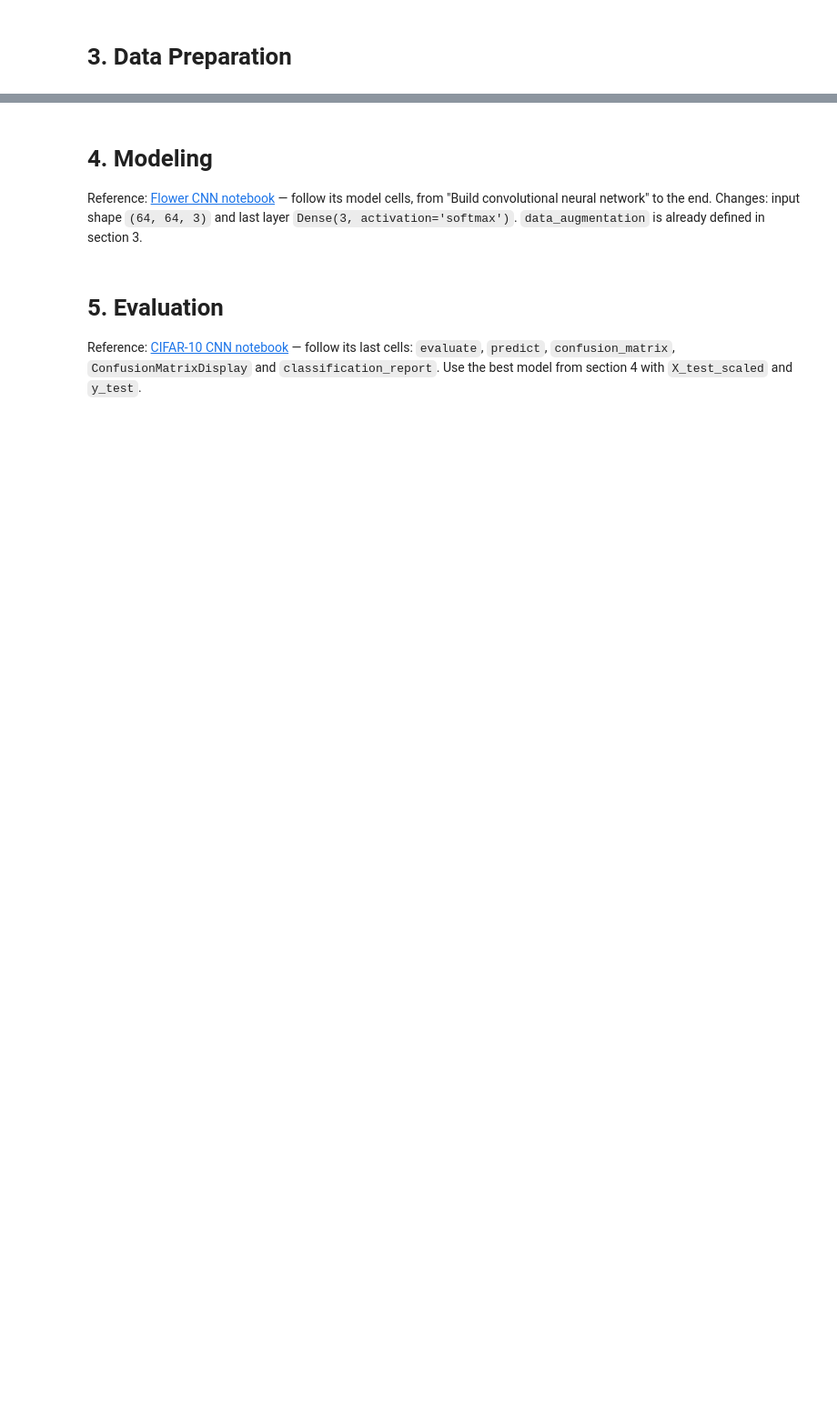
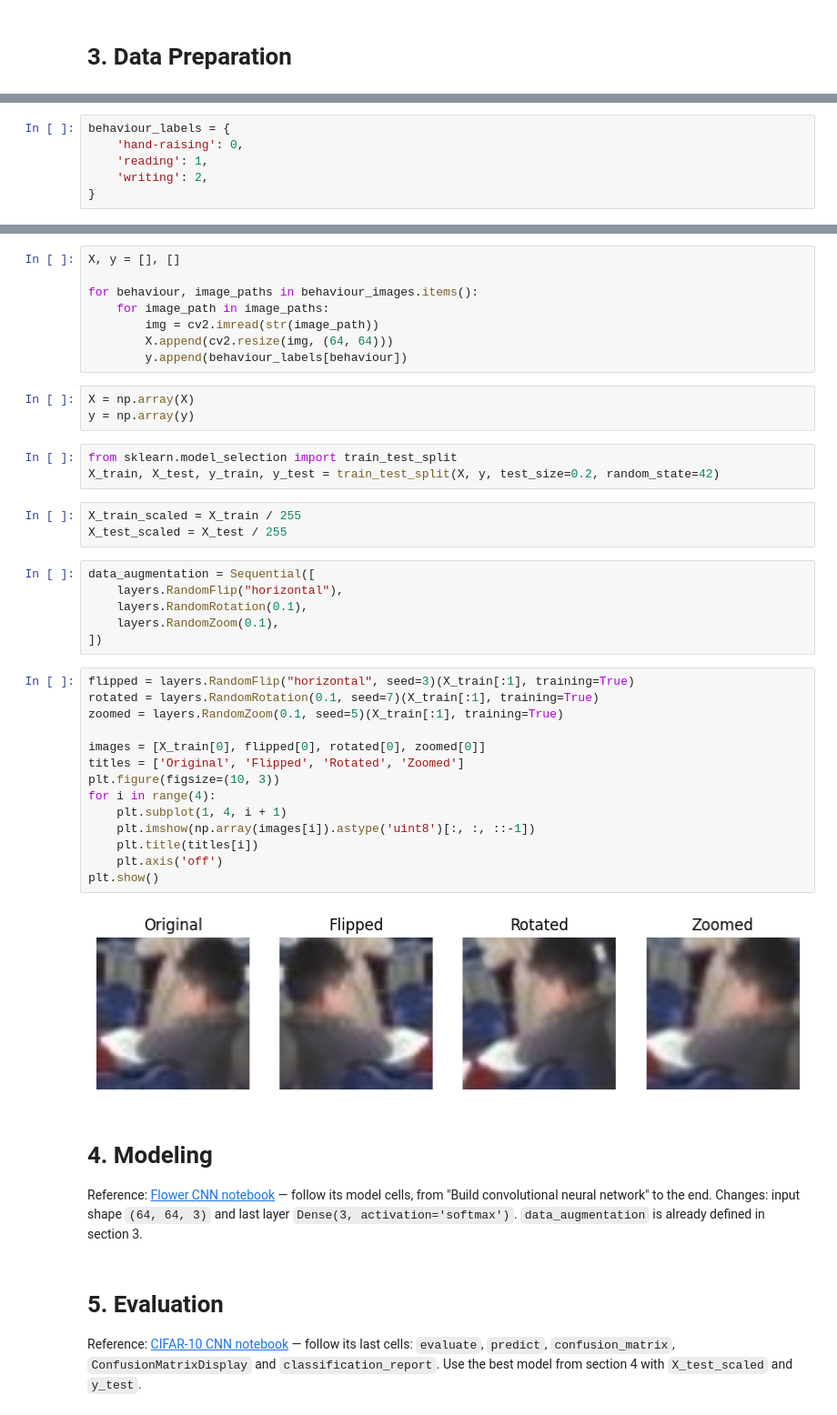
Before and after one commit to MajedMMH/Student-Behaviour-CNN, a Jupyter notebook: Student_Behaviour_CNN.ipynb, the cells around one changed output, grey strips where cells are left out. Shown at 91% size. Saved outputs shown, nothing was run; the diff lists cells and outputs as text; blank space fills up the shorter version.

```diff
--- a/Student_Behaviour_CNN.ipynb
+++ b/Student_Behaviour_CNN.ipynb
@@ -62,0 +69,6 @@ print(len(hand_raising_images), len(reading_images), len(writing_images))
+# %%
+behaviour_labels = {
+    'hand-raising': 0,
+    'reading': 1,
+    'writing': 2,
+}
@@ -63,3 +79,42 @@ print(len(hand_raising_images), len(reading_images), len(writing_images))
+# %%
+X, y = [], []
+
+for behaviour, image_paths in behaviour_images.items():
+    for image_path in image_paths:
+        img = cv2.imread(str(image_path))
+        X.append(cv2.resize(img, (64, 64)))
+        y.append(behaviour_labels[behaviour])
+# %%
+X = np.array(X)
+y = np.array(y)
+# %%
+from sklearn.model_selection import train_test_split
+X_train, X_test, y_train, y_test = train_test_split(X, y, test_size=0.2, random_state=42)
+# %%
+X_train_scaled = X_train / 255
+X_test_scaled = X_test / 255
+# %%
+data_augmentation = Sequential([
+    layers.RandomFlip("horizontal"),
+    layers.RandomRotation(0.1),
+    layers.RandomZoom(0.1),
+])
+# %%
+flipped = layers.RandomFlip("horizontal", seed=3)(X_train[:1], training=True)
+rotated = layers.RandomRotation(0.1, seed=7)(X_train[:1], training=True)
+zoomed = layers.RandomZoom(0.1, seed=5)(X_train[:1], training=True)
+
+images = [X_train[0], flipped[0], rotated[0], zoomed[0]]
+titles = ['Original', 'Flipped', 'Rotated', 'Zoomed']
+plt.figure(figsize=(10, 3))
+for i in range(4):
+    plt.subplot(1, 4, i + 1)
+    plt.imshow(np.array(images[i]).astype('uint8')[:, :, ::-1])
+    plt.title(titles[i])
+    plt.axis('off')
+plt.show()
+# %% [output]
+[figure, added]
 # %% [markdown]
 # 4. Modeling
 Reference: [Flower CNN notebook](https://colab.research.google.com/drive/1VDc_TOCuG4eJ45Idv4aEYQDUQ2Yu7Rfp) — follow its model cells, from "Build convolutional neural network" to the end.
```
Also changed, not shown: parts of 12 cells of this notebook.
